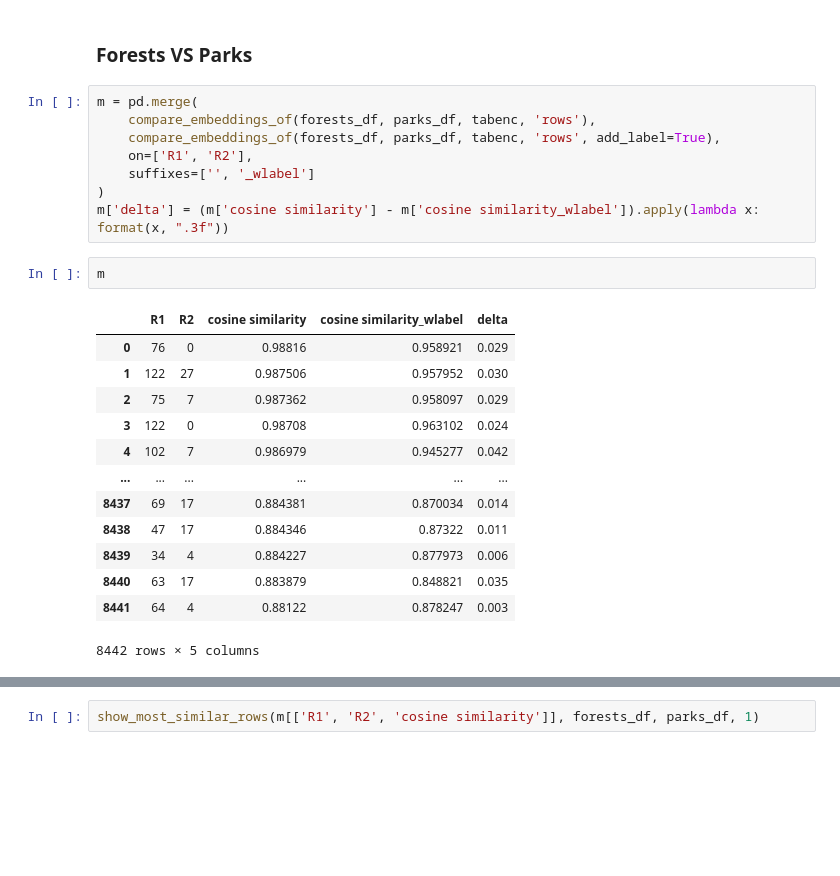
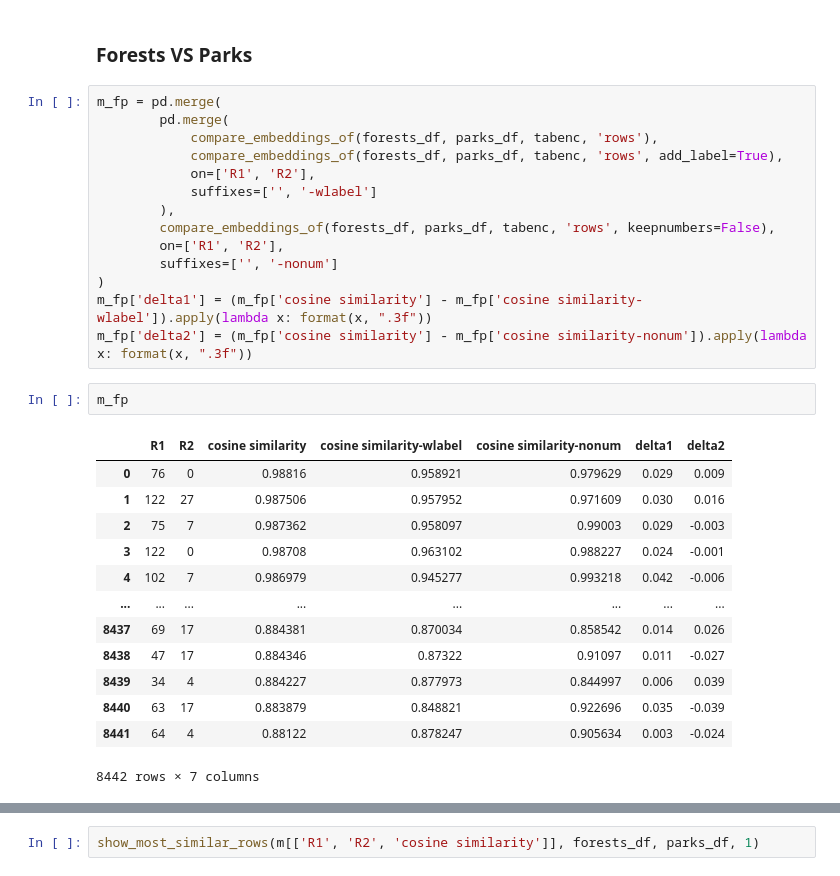
Before and after one commit to nanni00/datalake-table-finder, a Jupyter notebook: src/notebooks/fasttext/presidents_forests_parks.ipynb, the cells around one changed output, grey strips where cells are left out. Drawn from its saved outputs; the diff is of its cells as text; blank space fills up the shorter version.

```diff
--- a/src/notebooks/fasttext/presidents_forests_parks.ipynb
+++ b/src/notebooks/fasttext/presidents_forests_parks.ipynb
@@ -222,27 +187,33 @@ presidency
 # %% [markdown]
 ### Forests VS Parks
 # %%
-m = pd.merge(
-    compare_embeddings_of(forests_df, parks_df, tabenc, 'rows'),
-    compare_embeddings_of(forests_df, parks_df, tabenc, 'rows', add_label=True),
-    on=['R1', 'R2'],
-    suffixes=['', '_wlabel']
+m_fp = pd.merge(
+        pd.merge(
+            compare_embeddings_of(forests_df, parks_df, tabenc, 'rows'),
+            compare_embeddings_of(forests_df, parks_df, tabenc, 'rows', add_label=True),
+            on=['R1', 'R2'],
+            suffixes=['', '-wlabel']
+        ),
+        compare_embeddings_of(forests_df, parks_df, tabenc, 'rows', keepnumbers=False),
+        on=['R1', 'R2'],
+        suffixes=['', '-nonum']
 )
-m['delta'] = (m['cosine similarity'] - m['cosine similarity_wlabel']).apply(lambda x: format(x, ".3f"))
+m_fp['delta1'] = (m_fp['cosine similarity'] - m_fp['cosine similarity-wlabel']).apply(lambda x: format(x, ".3f"))
+m_fp['delta2'] = (m_fp['cosine similarity'] - m_fp['cosine similarity-nonum']).apply(lambda x: format(x, ".3f"))
-# %%
-m
-# %% [output]
-|  | R1 | R2 | cosine similarity | cosine similarity_wlabel | delta |
-| 0 | 76 | 0 | 0.98816 | 0.958921 | 0.029 |
-| 1 | 122 | 27 | 0.987506 | 0.957952 | 0.030 |
-| 2 | 75 | 7 | 0.987362 | 0.958097 | 0.029 |
-| 3 | 122 | 0 | 0.98708 | 0.963102 | 0.024 |
-| 4 | 102 | 7 | 0.986979 | 0.945277 | 0.042 |
-| ... | ... | ... | ... | ... | ... |
-| 8437 | 69 | 17 | 0.884381 | 0.870034 | 0.014 |
-| 8438 | 47 | 17 | 0.884346 | 0.87322 | 0.011 |
-| 8439 | 34 | 4 | 0.884227 | 0.877973 | 0.006 |
-| 8440 | 63 | 17 | 0.883879 | 0.848821 | 0.035 |
-| 8441 | 64 | 4 | 0.88122 | 0.878247 | 0.003 |
-8442 rows × 5 columns
+# %%
+m_fp
+# %% [output]
+|  | R1 | R2 | cosine similarity | cosine similarity-wlabel | cosine similarity-nonum | delta1 | delta2 |
+| 0 | 76 | 0 | 0.98816 | 0.958921 | 0.979629 | 0.029 | 0.009 |
+| 1 | 122 | 27 | 0.987506 | 0.957952 | 0.971609 | 0.030 | 0.016 |
+| 2 | 75 | 7 | 0.987362 | 0.958097 | 0.99003 | 0.029 | -0.003 |
+| 3 | 122 | 0 | 0.98708 | 0.963102 | 0.988227 | 0.024 | -0.001 |
+| 4 | 102 | 7 | 0.986979 | 0.945277 | 0.993218 | 0.042 | -0.006 |
+| ... | ... | ... | ... | ... | ... | ... | ... |
+| 8437 | 69 | 17 | 0.884381 | 0.870034 | 0.858542 | 0.014 | 0.026 |
+| 8438 | 47 | 17 | 0.884346 | 0.87322 | 0.91097 | 0.011 | -0.027 |
+| 8439 | 34 | 4 | 0.884227 | 0.877973 | 0.844997 | 0.006 | 0.039 |
+| 8440 | 63 | 17 | 0.883879 | 0.848821 | 0.922696 | 0.035 | -0.039 |
+| 8441 | 64 | 4 | 0.88122 | 0.878247 | 0.905634 | 0.003 | -0.024 |
+8442 rows × 7 columns
 # %%
```
Also changed, not shown: parts of 15 cells of this notebook, 1 other file.
